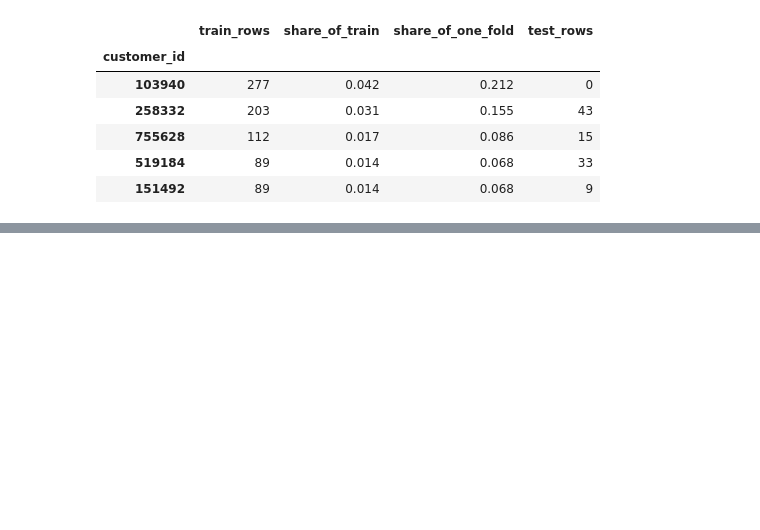
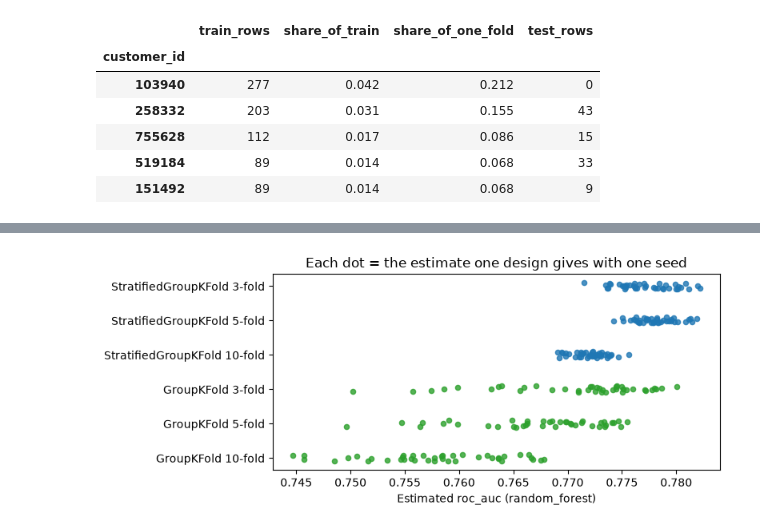
Before and after one commit to tiagocrz/ETAI-Project, a Jupyter notebook: notebooks/splitting-and-evaluation.ipynb, the cells around one changed output, grey strips where cells are left out. Saved outputs shown, nothing was run; the diff lists cells and outputs as text; code cells hidden in the pictures; blank space fills up the shorter version.

```diff
--- a/notebooks/splitting-and-evaluation.ipynb
+++ b/notebooks/splitting-and-evaluation.ipynb
@@ -155,0 +117,30 @@ print(f"{len(X_dev)} development rows, {d_dev.min():%Y-%m-%d} to {d_dev.max():%Y
+# %%
+metric = cfg["cv"]["metrics"][0]
+n_seeds = 40
+designs = {f"{cls.__name__} {k}-fold": (lambda s, cls=cls, k=k: cls(k, shuffle=True, random_state=s))
+           for cls in (StratifiedGroupKFold, GroupKFold) for k in (3, 5, 10)}
+pipe = build_pipeline("classification", cfg)
+rows, estimates = [], {}
+for name, make_splitter in designs.items():
+    start = time.perf_counter()
+    fold_scores = [cross_val_score(pipe, X, y, groups=groups, cv=make_splitter(s), scoring=metric)
+                   for s in range(n_seeds)]
+    est = [scores.mean() for scores in fold_scores]
+    estimates[name] = est
+    rows.append({"design": name, "mean estimate": np.mean(est),
+                 f"spread of the estimate (std over {n_seeds} seeds)": np.std(est, ddof=1),
+                 "std of fold scores (seed 0)": np.std(fold_scores[0], ddof=1),
+                 "seconds per run": (time.perf_counter() - start) / n_seeds})
+
+rng = np.random.default_rng(cfg["seed"])
+fig, ax = plt.subplots(figsize=(8, 3.4))
+for i, (name, est) in enumerate(estimates.items()):
+    ax.scatter(est, i + rng.uniform(-0.1, 0.1, n_seeds), alpha=0.8, s=20,
+               color="#1f77b4" if name.startswith("Stratified") else "#2ca02c")
+ax.set_yticks(range(len(estimates)), list(estimates)); ax.invert_yaxis()
+ax.set_xlabel(f"Estimated {metric} ({cfg['models']['classification']['type']})")
+ax.set_title("Each dot = the estimate one design gives with one seed")
+plt.tight_layout(); plt.show()
+pd.DataFrame(rows).set_index("design").round(4)
+# %% [output]
+[figure, added]
```
Also changed, not shown: parts of 23 cells of this notebook, 5 other files.
